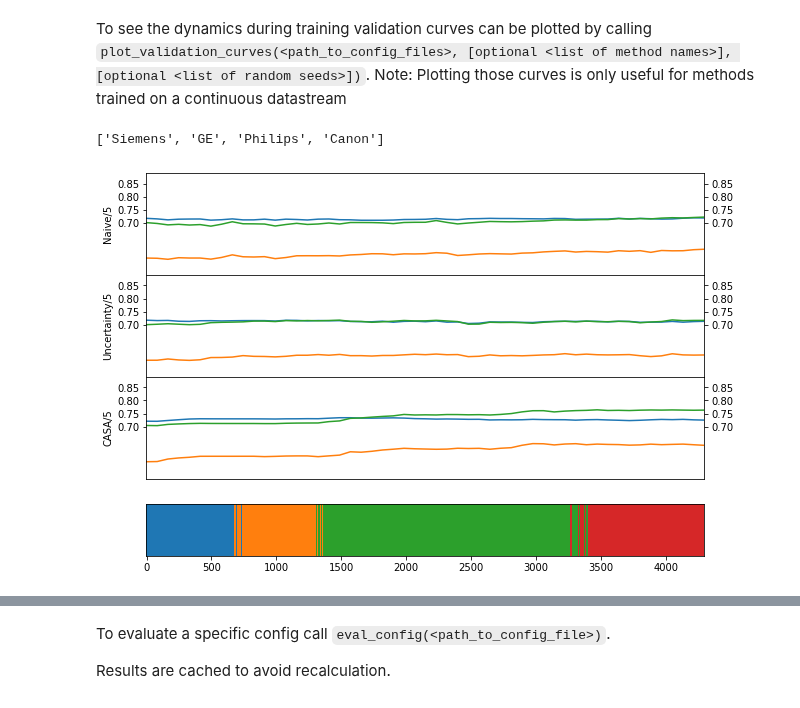
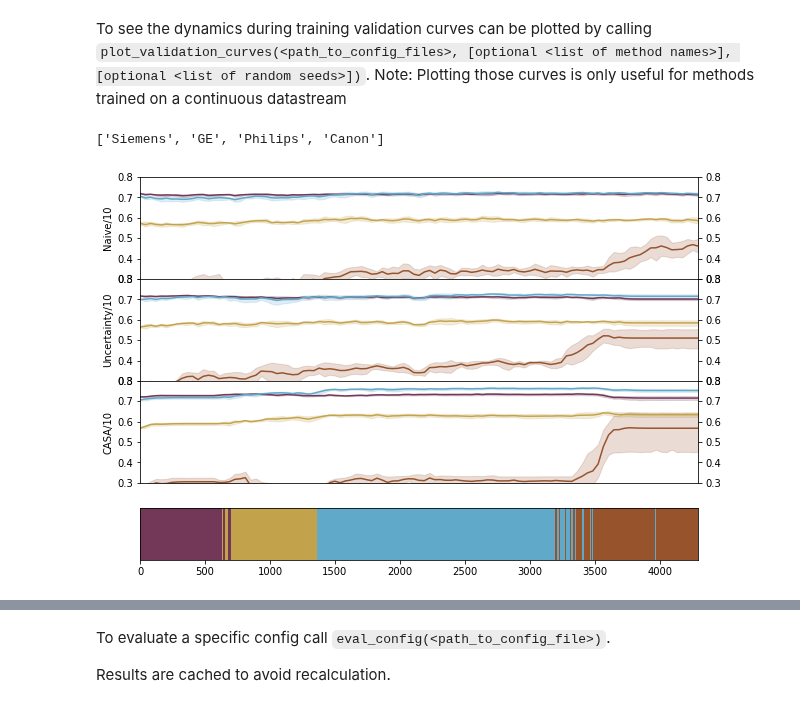
Before and after one commit to cirmuw/casa, a Jupyter notebook: evaluation/cardiac_evaluation.ipynb, the cells around one changed output, grey strips where cells are left out. Saved outputs shown, nothing was run; the diff lists cells and outputs as text; code cells hidden in the pictures.

```diff
--- a/evaluation/cardiac_evaluation.ipynb
+++ b/evaluation/cardiac_evaluation.ipynb
@@ -19,3 +21,16 @@ In /home/mperkonigg/.local/lib/python3.6/site-packages/matplotlib/mpl-data/style
 The animation.avconv_path rcparam was deprecated in Matplotlib 3.3 and will be removed two minor releases later.
 In /home/mperkonigg/.local/lib/python3.6/site-packages/matplotlib/mpl-data/stylelib/_classic_test.mplstyle:
 The animation.avconv_args rcparam was deprecated in Matplotlib 3.3 and will be removed two minor releases later.
+# %%
+mapname = 'romaO'
+
+cm_data = np.loadtxt(f"/home/mperkonigg/Documents/ScientificColourMaps6/{mapname}/{mapname}.txt")
+colormap = LinearSegmentedColormap.from_list('scientific_cm', cm_data)
+#x = np.linspace(0, 100, 25)[None, :]
+#plt.imshow(x, aspect='auto',cmap=colormap)
+#plt.axis('off')
+#plt.show()
+colormap = ListedColormap([cm_data[0], cm_data[85],cm_data[180], cm_data[45], cm_data[20], cm_data[227]], name='scientific_cm')
+matplotlib.cm.register_cmap(cmap=colormap, name='scientific_cm')
+sns.set_palette('scientific_cm')
+sns.palplot(sns.color_palette())
@@ -27,10 +44,10 @@ round(4298/20), round(4298/10), round(4298/8), round(4298/5)
 To see the dynamics during training validation curves can be plotted by calling `plot_validation_curves(<path_to_config_files>, [optional <list of method names>], [optional <list of random seeds>])`.
 Note: Plotting those curves is only useful for methods trained on a continuous datastream
 # %%
-plot_validation_curves(['../training_configs/cardiac_naive_5.yml',
-                                '../training_configs/cardiac_uncertainty_5.yml',
-                                '../training_configs/cardiac_casa_5.yml'],
-                               names=['Naive/5','Uncertainty/5', 'CASA/5'], seeds=[1, 2, 3, 4, 5])
+plot_validation_curves(['../training_configs/cardiac_naive_10.yml',
+                                '../training_configs/cardiac_uncertainty_10.yml',
+                                '../training_configs/cardiac_casa_10.yml'],
+                               names=['Naive/10','Uncertainty/10', 'CASA/10'], seeds=[1, 2, 3, 4, 5])
 # %% [output]
 ['Siemens', 'GE', 'Philips', 'Canon']
-[figure, old version]
+[figure, new version]
```
Also changed, not shown: parts of 44 cells of this notebook, 24 other files.
